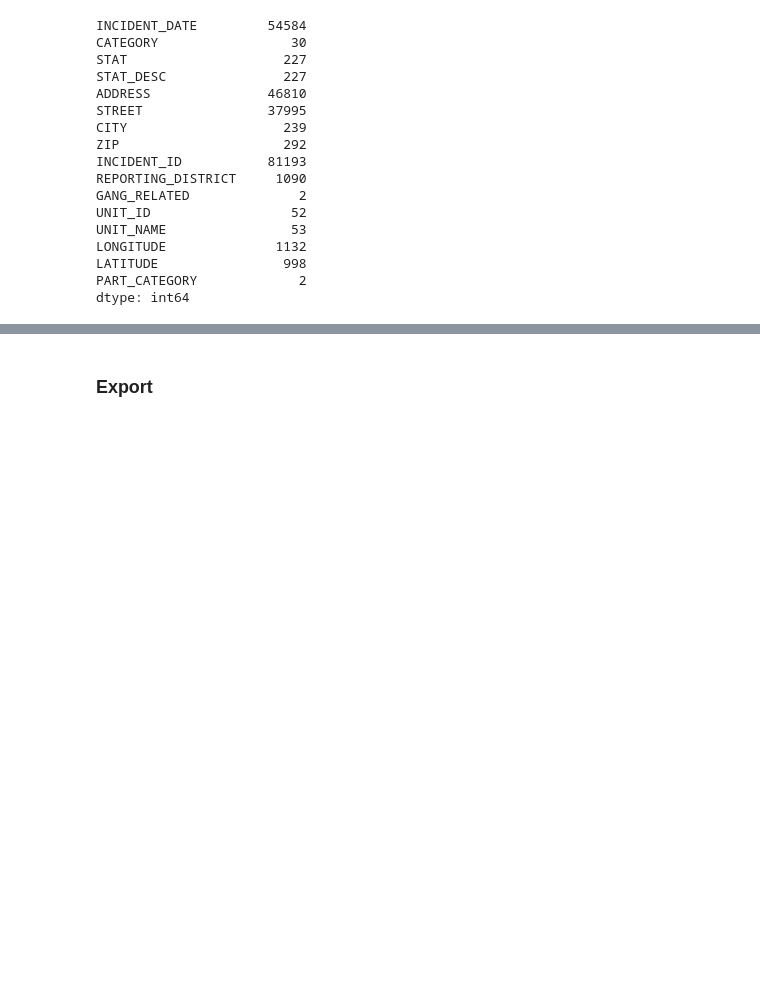
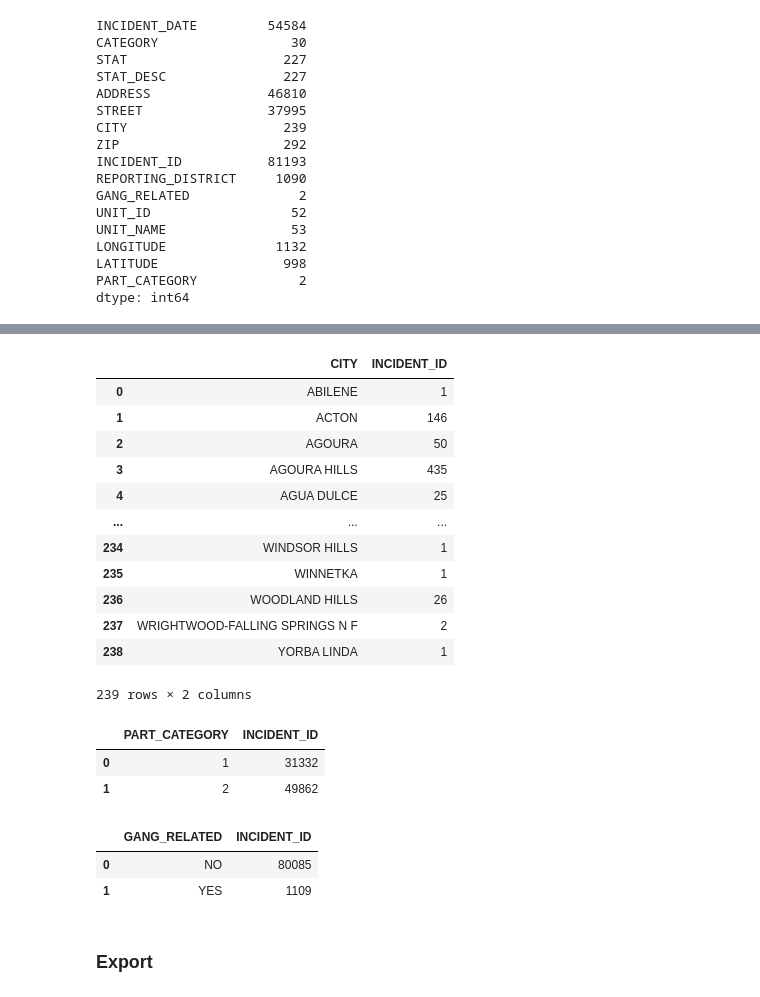
Before and after one commit to H-Dolan/Capstone_LACrime, a Jupyter notebook: year_2019.ipynb, the cells around one changed output, grey strips where cells are left out. Cells and saved outputs as stored; diff of their text form; code cells hidden in the pictures; blank space fills up the shorter version.

```diff
--- a/year_2019.ipynb
+++ b/year_2019.ipynb
@@ -222,3 +257,37 @@ dtype: int64
+# %%
+#Count by City
+cy = f2019.groupby(['CITY'])['INCIDENT_ID'].count().reset_index()
+cy
+# %% [output]
+|  | CITY | INCIDENT_ID |
+| 0 | ABILENE | 1 |
+| 1 | ACTON | 146 |
+| 2 | AGOURA | 50 |
+| 3 | AGOURA HILLS | 435 |
+| 4 | AGUA DULCE | 25 |
+| ... | ... | ... |
+| 234 | WINDSOR HILLS | 1 |
+| 235 | WINNETKA | 1 |
+| 236 | WOODLAND HILLS | 26 |
+| 237 | WRIGHTWOOD-FALLING SPRINGS N F | 2 |
+| 238 | YORBA LINDA | 1 |
+239 rows × 2 columns
+# %%
+#Count of Part I Crime or Part II Crime indicator
+part = f2019.groupby(['PART_CATEGORY'])['INCIDENT_ID'].count().reset_index()
+part
+# %% [output]
+|  | PART_CATEGORY | INCIDENT_ID |
+| 0 | 1 | 31332 |
+| 1 | 2 | 49862 |
+# %%
+#Count of gang related incident
+gang = f2019.groupby(['GANG_RELATED'])['INCIDENT_ID'].count().reset_index()
+gang
+# %% [output]
+|  | GANG_RELATED | INCIDENT_ID |
+| 0 | NO | 80085 |
+| 1 | YES | 1109 |
 # %% [markdown]
 ### Export
 # %%
```
Also changed, not shown: parts of 4 cells of this notebook.
